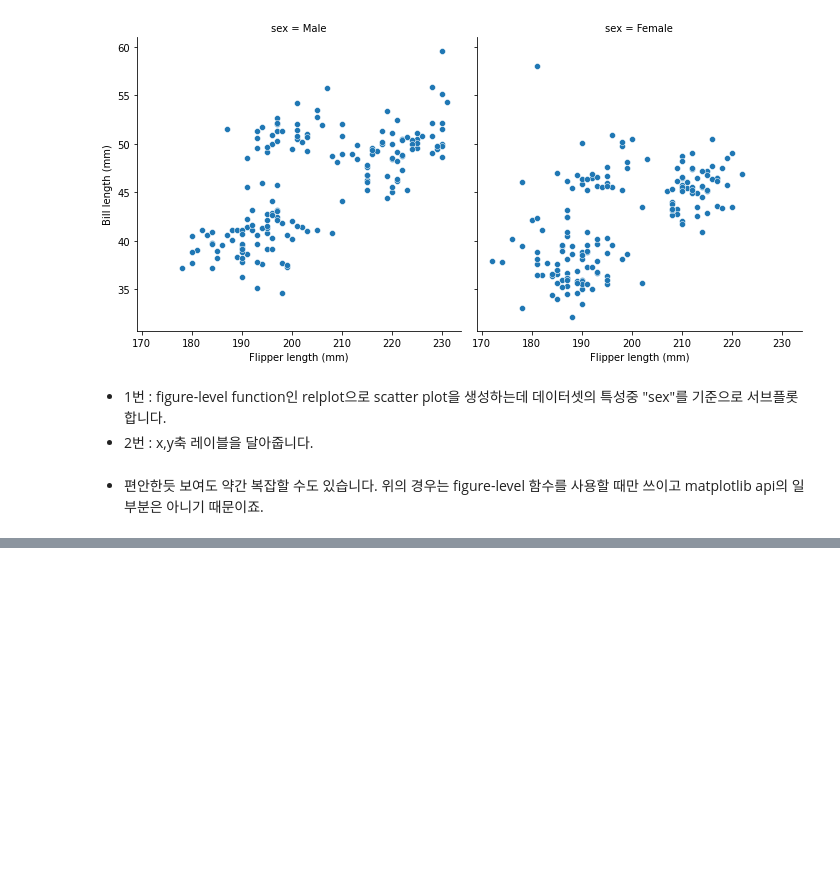
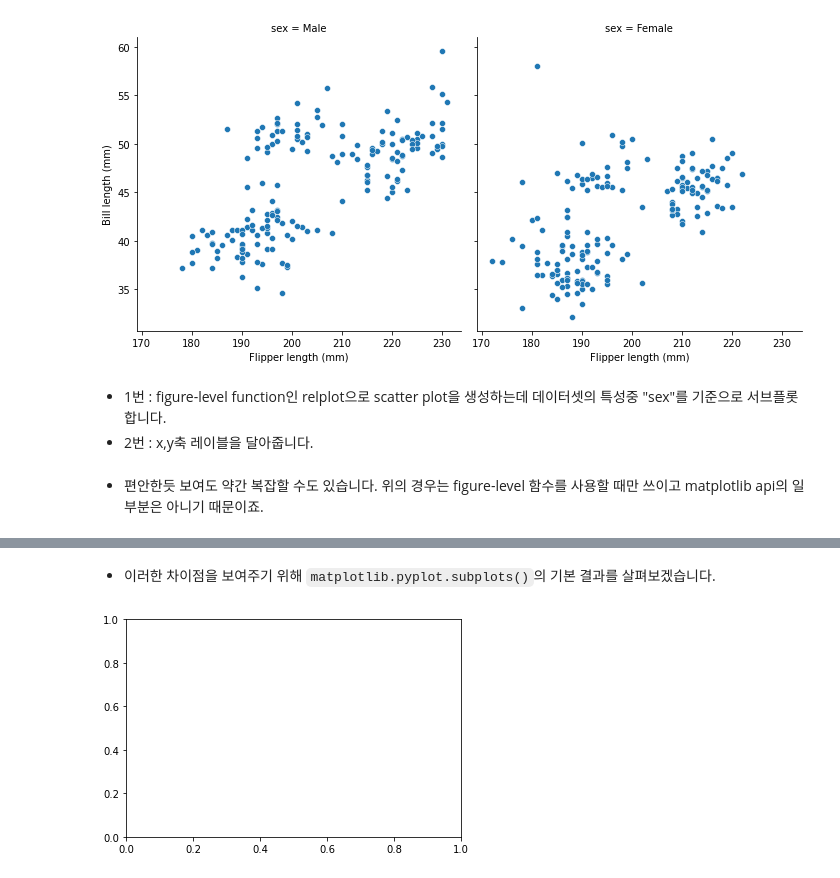
Before and after one commit to Daconic/Seaborn_tutorial_KOR, a Jupyter notebook: Overview of seaborn plotting function.ipynb, the cells around one changed output, grey strips where cells are left out. Saved outputs shown, nothing was run; the diff lists cells and outputs as text; code cells hidden in the pictures; blank space fills up the shorter version.

```diff
--- a/Overview of seaborn plotting function.ipynb
+++ b/Overview of seaborn plotting function.ipynb
@@ -159,0 +171,6 @@ g.set_axis_labels("Flipper length (mm)", "Bill length (mm)");
+# %% [markdown]
+- 이러한 차이점을 보여주기 위해 `matplotlib.pyplot.subplots()`의 기본 결과를 살펴보겠습니다.
+# %%
+f, ax = plt.subplots()
+# %% [output]
+[figure, added]
```
Also changed, not shown: parts of 15 cells of this notebook.
